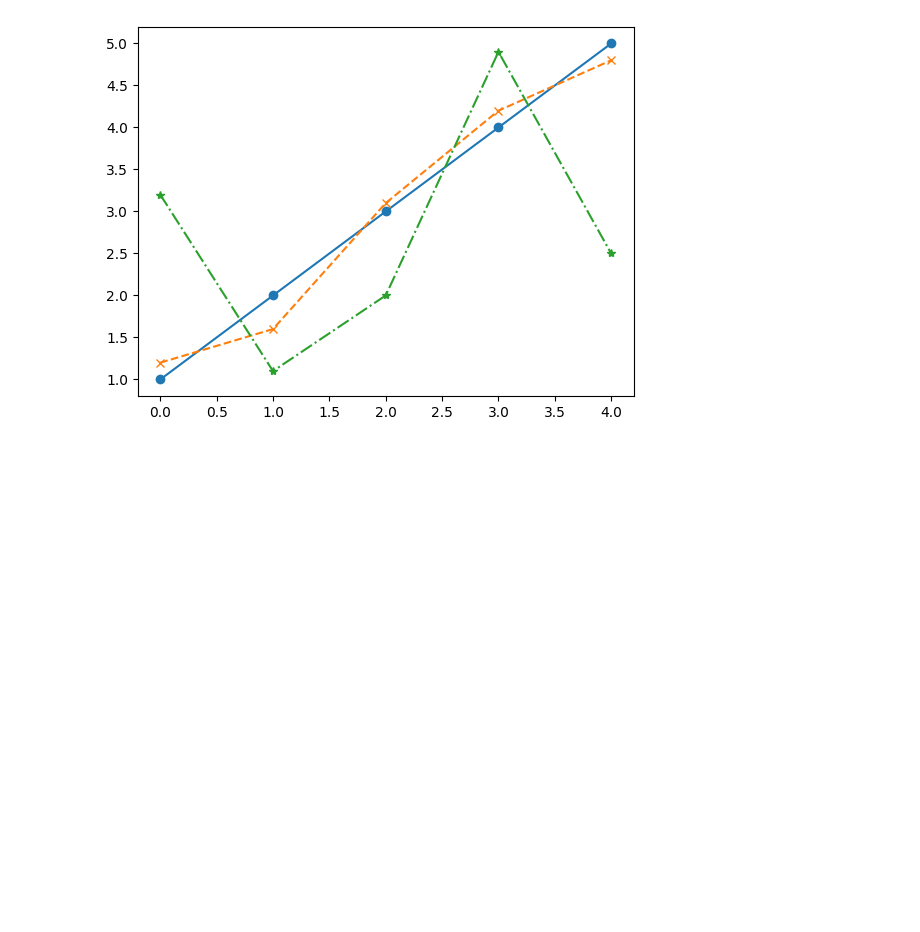
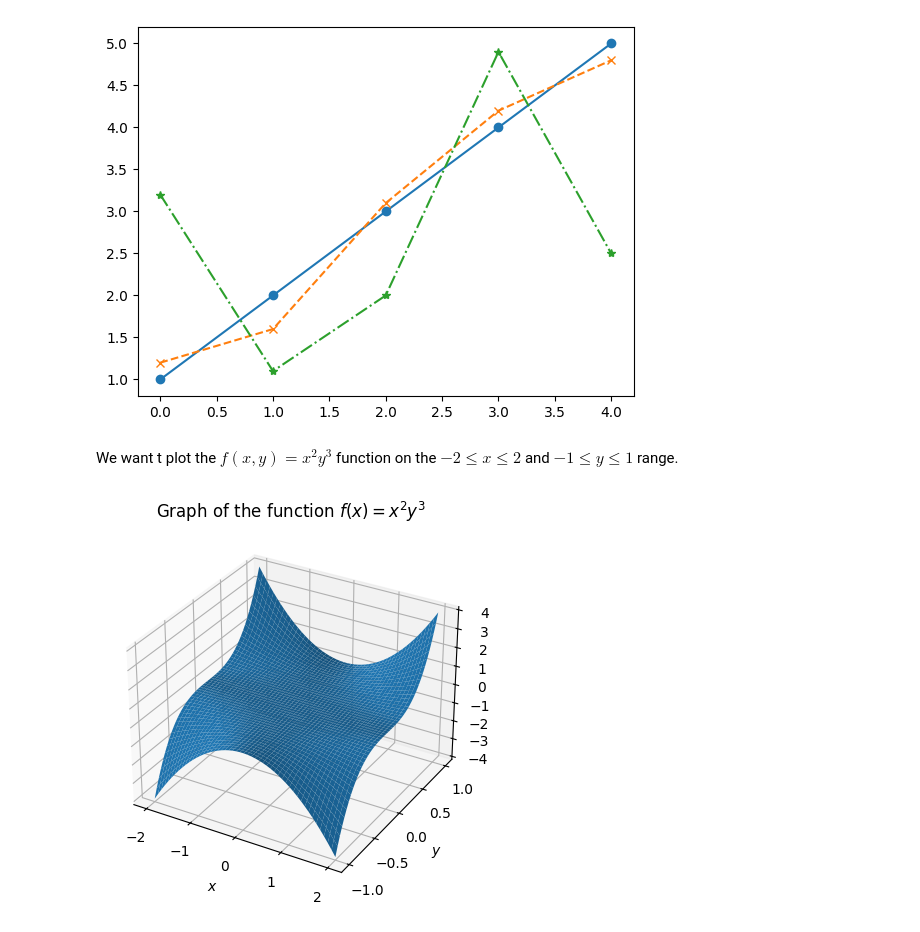
Before and after one commit to toshiro-en-miyamoto/math2, a Jupyter notebook: jupyter/memopad.ipynb, the cells around one changed output. Saved outputs shown, nothing was run; the diff lists cells and outputs as text; code cells hidden in the pictures; blank space fills up the shorter version.

Commit message:
jupyter samMorley ch 01 surface done

```diff
--- a/jupyter/memopad.ipynb
+++ b/jupyter/memopad.ipynb
@@ -46,2 +46,19 @@ assert np.all(ydata3 == [3.2, 1.1, 2.0, 4.9, 2.5])
 # %% [output]
 [figure]
+# %% [markdown]
+We want t plot the $f(x,y) = x^2 y^3$ function on the $-2 \leq x \leq 2$ and $-1 \leq y \leq 1$ range.
+# %%
+X = np.linspace(-2, 2)
+Y = np.linspace(-1, 1)
+x, y = np.meshgrid(X, Y)
+z = x**2 * y**3
+
+fig, ax = plt.subplots(subplot_kw={"projection": "3d"})
+ax.plot_surface(x, y, z)
+
+ax.set_xlabel(r"$x$")
+ax.set_ylabel(r"$y$")
+ax.set_zlabel(r"$z$")
+ax.set_title(r"Graph of the function $f(x) = x^2 y^3$");
+# %% [output]
+[figure, added]
```
Also changed, not shown: parts of 3 cells of this notebook, 1 other file.
